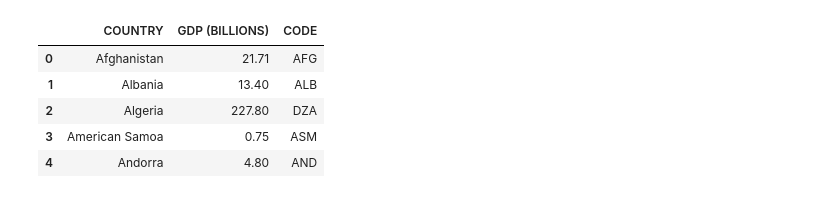
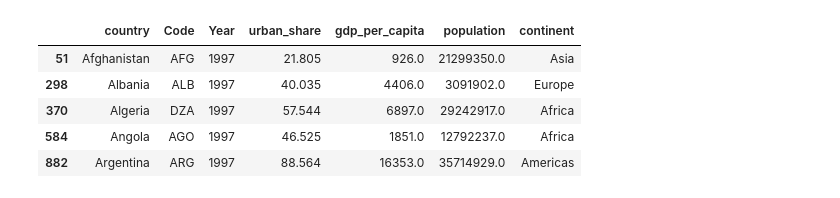
Before and after one commit to manojkdey/GW-test_repo1, a Jupyter notebook: Project-1/scripts/Untitled.ipynb, the cells around one changed output. Cells and saved outputs as stored; diff of their text form; code cells hidden in the pictures.

```diff
--- a/Project-1/scripts/Untitled.ipynb
+++ b/Project-1/scripts/Untitled.ipynb
@@ -23 +31,7 @@ gdp_per_capita_2017.head()
+# %%
+def gdp_per_capita_year(year):
+    gdp_per_capita_year = gdp_urbanization.loc[(gdp_urbanization["Year"] == year) & (gdp_urbanization.Code.notnull()), :]
+    gdp_per_capita_year = gdp_per_capita_year.dropna()
+
+    return gdp_per_capita_year
 # %%
@@ -93,10 +102,0 @@ world_gdp.head()
-# %%
-A = pd.read_csv('https://raw.githubusercontent.com/plotly/datasets/master/2014_world_gdp_with_codes.csv')
-A.head()
-# %% [output]
-|  | COUNTRY | GDP (BILLIONS) | CODE |
-| 0 | Afghanistan | 21.71 | AFG |
-| 1 | Albania | 13.40 | ALB |
-| 2 | Algeria | 227.80 | DZA |
-| 3 | American Samoa | 0.75 | ASM |
-| 4 | Andorra | 4.80 | AND |
@@ -110,0 +103,10 @@ plotly.offline.iplot({
+# %%
+
+gdp_per_capita_year(1997).head()
+# %% [output]
+|  | country | Code | Year | urban_share | gdp_per_capita | population | continent |
+| 51 | Afghanistan | AFG | 1997 | 21.805 | 926.0 | 21299350.0 | Asia |
+| 298 | Albania | ALB | 1997 | 40.035 | 4406.0 | 3091902.0 | Europe |
+| 370 | Algeria | DZA | 1997 | 57.544 | 6897.0 | 29242917.0 | Africa |
+| 584 | Angola | AGO | 1997 | 46.525 | 1851.0 | 12792237.0 | Africa |
+| 882 | Argentina | ARG | 1997 | 88.564 | 16353.0 | 35714929.0 | Americas |
```
Also changed, not shown: parts of 14 cells of this notebook, 3 other files.
